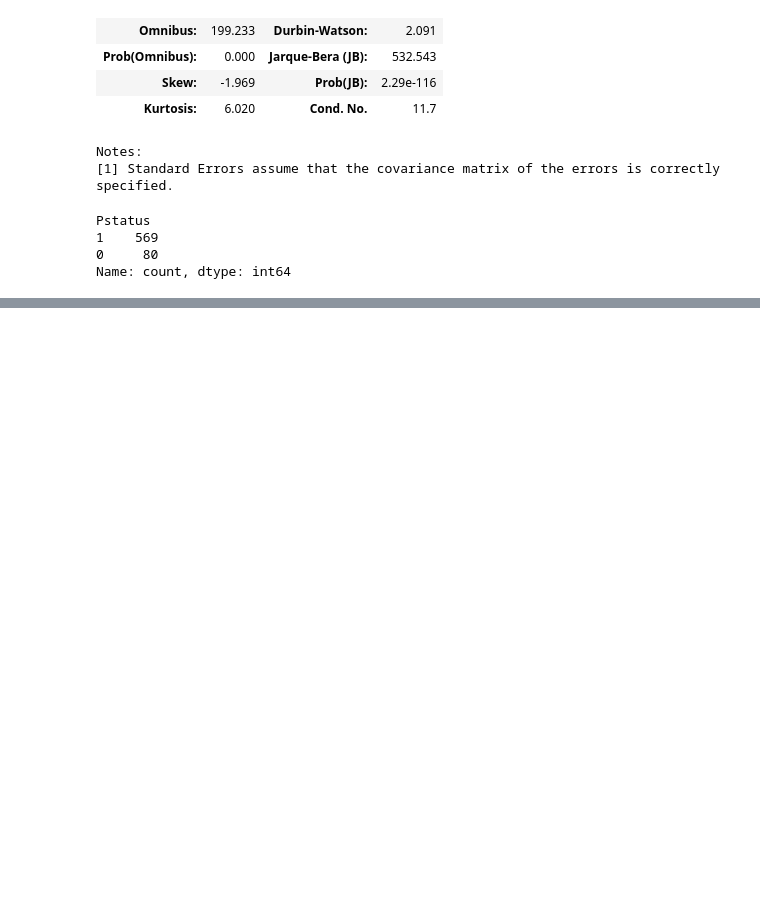
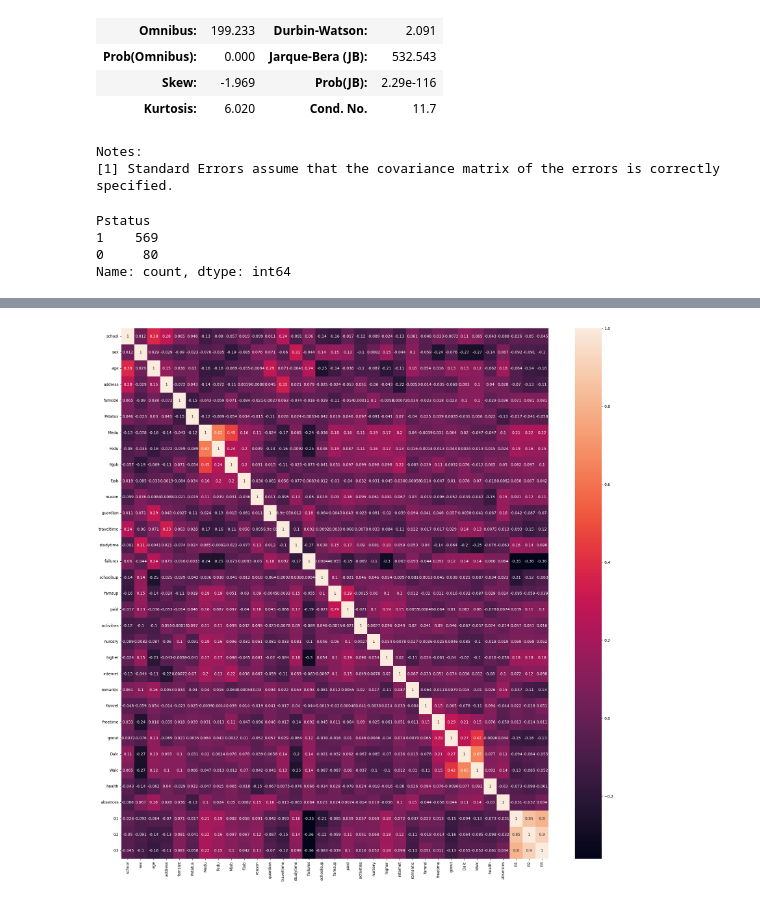
Before and after one commit to annebelleo/INFOMHCML, a Jupyter notebook: modeling.ipynb, the cells around one changed output, grey strips where cells are left out. Saved outputs shown, nothing was run; the diff lists cells and outputs as text; code cells hidden in the pictures; blank space fills up the shorter version.

```diff
--- a/modeling.ipynb
+++ b/modeling.ipynb
@@ -172,0 +176,13 @@ Name: count, dtype: int64
+# %%
+data = pd.read_csv('data/student-mat.csv', delimiter=';')
+# heatmap requires numerical values
+data = data.replace(to_replace=['M', 'F'], value=[0,1]) #sex
+data = data.replace(to_replace=['GP', 'MS'], value=[0,1]) #school
+data = data.replace(to_replace=['A', 'T'], value=[0,1]) #Pstatus
+data = data.replace(to_replace=['GT3', 'LE3'], value=[0,1]) #famsize
+data = data.replace(to_replace=['U', 'R'], value=[0,1]) #address
+data = data.replace(to_replace=['father', 'mother'], value=[0,1]) #guardian
+data = data.replace(to_replace=['at_home', 'health', 'other', 'services', 'teacher'], value=[0,1,2,3,4]) #Mjob, Fjob
+data = data.replace(to_replace=['course', 'other', 'home', 'reputation'], value=[0,1,2,3]) #reason
+data = data.replace(to_replace=['no', 'yes'], value=[0,1]) #fatherd, nursery, higher, famsup, romantic
+data.head()
@@ -172,0 +197,10 @@ Name: count, dtype: int64
+# %%
+# add correlation matrix to see which features are highly correlated
+corr_data = data.select_dtypes(include='number')
+corr = corr_data.corr()
+fig, ax = plt.subplots(figsize=(25,25))
+ax = sns.heatmap(corr, annot=True)
+
+# features highly correlated with sex: studytime, Dalc(-), Walc(-), freetime(-), Mjob(-), higher, schoolsup, famsup, health(-), paid
+# %% [output]
+[figure, added]
```
Also changed, not shown: parts of 14 cells of this notebook.
